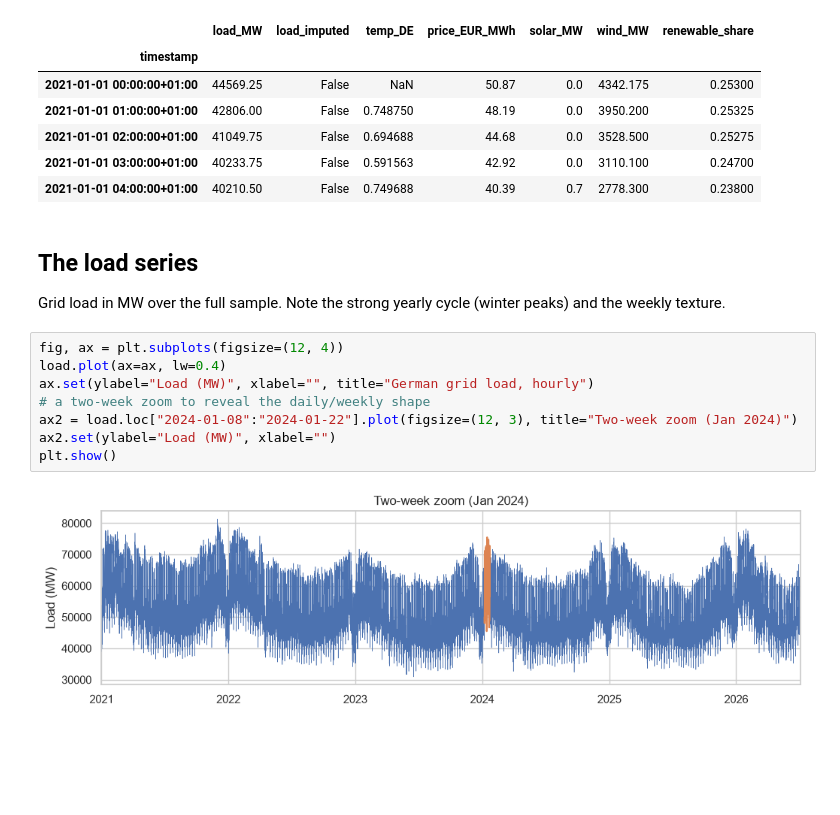
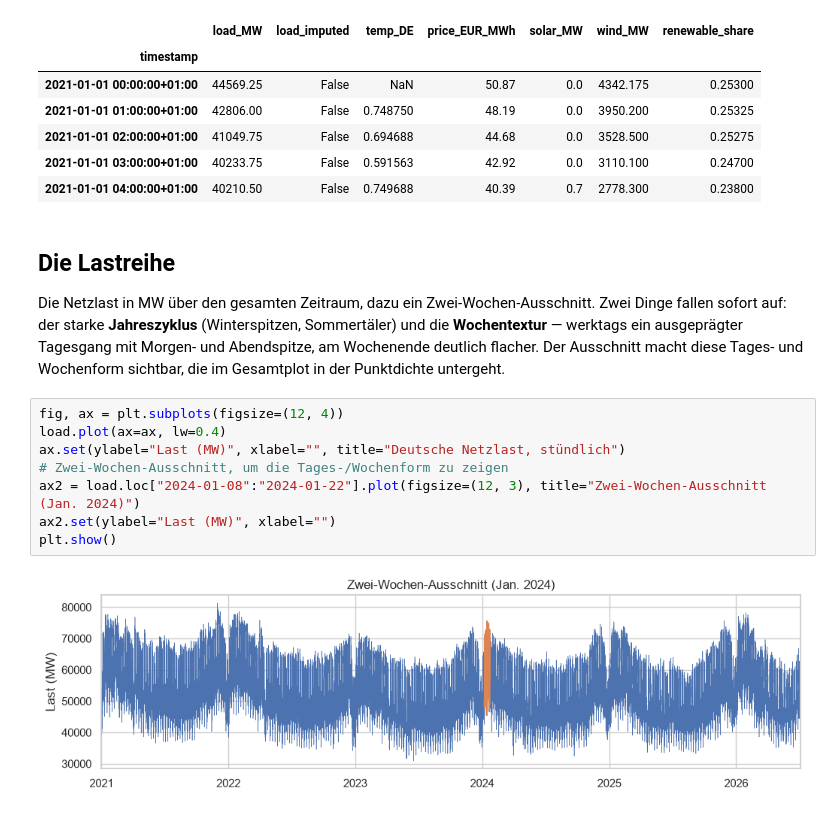
Before and after one commit to pat-olhed/energy, a Jupyter notebook: notebooks/01_eda.ipynb, the cells around one changed output. Saved outputs shown, nothing was run; the diff lists cells and outputs as text; blank space fills up the shorter version.

```diff
--- a/notebooks/01_eda.ipynb
+++ b/notebooks/01_eda.ipynb
@@ -33,16 +53,21 @@ df.head()
 | 2021-01-01 03:00:00+01:00 | 40233.75 | False | 0.591563 | 42.92 | 0.0 | 3110.100 | 0.24700 |
 | 2021-01-01 04:00:00+01:00 | 40210.50 | False | 0.749688 | 40.39 | 0.7 | 2778.300 | 0.23800 |
 # %% [markdown]
-## The load series
-Grid load in MW over the full sample. Note the strong yearly cycle (winter peaks) and the weekly texture.
+## Die Lastreihe
+
+Die Netzlast in MW über den gesamten Zeitraum, dazu ein Zwei-Wochen-Ausschnitt. Zwei
+Dinge fallen sofort auf: der starke **Jahreszyklus** (Winterspitzen, Sommertäler) und die
+**Wochentextur** — werktags ein ausgeprägter Tagesgang mit Morgen- und Abendspitze, am
+Wochenende deutlich flacher. Der Ausschnitt macht diese Tages- und Wochenform sichtbar,
+die im Gesamtplot in der Punktdichte untergeht.
 # %%
 fig, ax = plt.subplots(figsize=(12, 4))
 load.plot(ax=ax, lw=0.4)
-ax.set(ylabel="Load (MW)", xlabel="", title="German grid load, hourly")
-# a two-week zoom to reveal the daily/weekly shape
-ax2 = load.loc["2024-01-08":"2024-01-22"].plot(figsize=(12, 3), title="Two-week zoom (Jan 2024)")
-ax2.set(ylabel="Load (MW)", xlabel="")
+ax.set(ylabel="Last (MW)", xlabel="", title="Deutsche Netzlast, stündlich")
+# Zwei-Wochen-Ausschnitt, um die Tages-/Wochenform zu zeigen
+ax2 = load.loc["2024-01-08":"2024-01-22"].plot(figsize=(12, 3), title="Zwei-Wochen-Ausschnitt (Jan. 2024)")
+ax2.set(ylabel="Last (MW)", xlabel="")
 plt.show()
 # %% [output]
-[figure, old version]
+[figure, new version]
 # %% [markdown]
```
Also changed, not shown: parts of 13 cells of this notebook.
